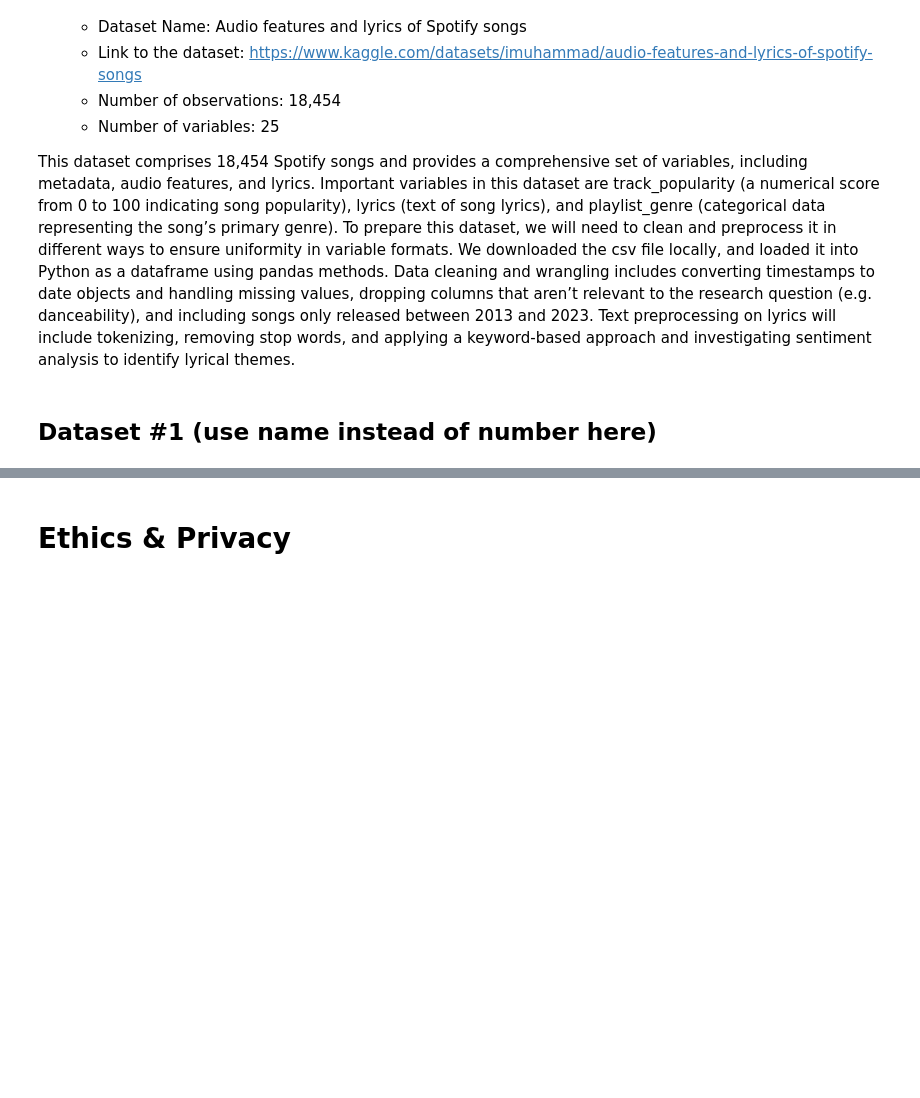
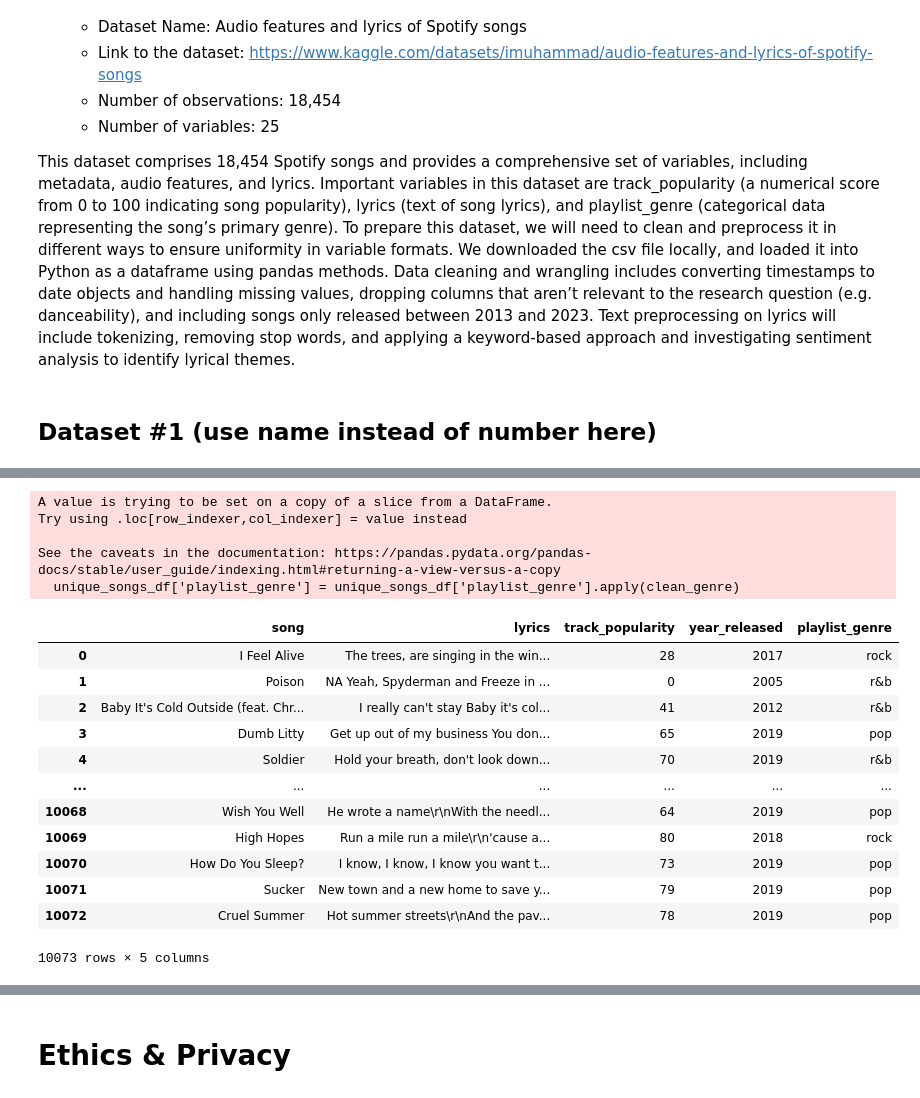
Before and after one commit to arushimunjal/Spotify-NLP, a Jupyter notebook: DataCheckpoint_Group145-FA24.ipynb, the cells around one changed output, grey strips where cells are left out. Saved outputs shown, nothing was run; the diff lists cells and outputs as text; code cells hidden in the pictures; blank space fills up the shorter version.

```diff
--- a/DataCheckpoint_Group145-FA24.ipynb
+++ b/DataCheckpoint_Group145-FA24.ipynb
@@ -61,14 +61,19 @@ import pandas as pd
 spotify_songs = pd.read_csv('/Users/shruti14/Downloads/spotify_songs.csv')
 spotify_songs.head()
 spotify_songs.shape
-#Going to only work with english songs
 spotify_songs = spotify_songs[spotify_songs['language'] == 'en']
 spotify_songs.head()
 spotify_songs = spotify_songs.drop(columns=['mode', 'key', 'speechiness', 'loudness',
                                             'acousticness', 'instrumentalness', 'liveness', 'valence', 'tempo',
-                                           'danceability', 'energy'])
+                                           'danceability', 'energy', 'track_id','track_artist', 'track_album_id', 'track_album_name', 'playlist_name', 'playlist_id', 'playlist_subgenre', 'duration_ms', 'language'])
 spotify_songs['track_album_release_date'] = pd.to_datetime(spotify_songs['track_album_release_date']).dt.year
-spotify_songs = spotify_songs[(spotify_songs['track_album_release_date'] >= 2013) & (spotify_songs['track_album_release_date'] <= 2023)]
+spotify_songs = spotify_songs.rename(columns={'track_album_release_date': 'year_released', 'track_name': 'song'})
+spotify_songs = spotify_songs[(spotify_songs['year_released'] >= 2000) & (spotify_songs['year_released'] <= 2023)]
 spotify_songs = spotify_songs.reset_index(drop=True)
 spotify_songs.head()
+spotify_songs = spotify_songs[(spotify_songs['playlist_genre'] == 'rock') | (spotify_songs['playlist_genre'] == 'pop') |
+                              (spotify_songs['playlist_genre'] == 'r&b') | (spotify_songs['playlist_genre'] == 'rap')]
+spotify_songs.head()
+spotify_songs['playlist_genre'].value_counts()
+spotify_songs.shape
 # %% [output]
@@ -80,0 +107,43 @@ spotify_songs.head()
+# %%
+cleaned_df = merged_df[['song', 'popularity', 'year', 'genre', 'seq']].rename(columns={'seq': 'lyrics', 'popularity': 'track_popularity', 'year': 'year_released', 'genre':'playlist_genre'})
+filtered_df = cleaned_df[(cleaned_df['year_released'] >= 2000) & (cleaned_df['year_released'] <= 2023)]
+unique_songs_df = filtered_df.drop_duplicates(subset='song', keep='first')
+#unique_songs_df['playlist_genre'].value_counts()
+unique_genres = ['pop', 'rap','rock', 'r&b']
+
+#Function to clean and simplify genre
+def clean_genre(genre):
+    #Take the first genre from the list (split by commas)
+    first_genre = genre.split(',')[0].strip().lower()
+    # Match it to the unique genres, if not found, return 'other'
+    return first_genre if first_genre in unique_genres else 'other'
+
+# Apply the function to the genre column
+unique_songs_df['playlist_genre'] = unique_songs_df['playlist_genre'].apply(clean_genre)
+unique_songs_df = unique_songs_df[(unique_songs_df['playlist_genre'] == 'rock') | (unique_songs_df['playlist_genre'] == 'pop') |
+                              (unique_songs_df['playlist_genre'] == 'r&b') | (spotify_songs['playlist_genre'] == 'rap')]
+unique_songs_df['playlist_genre'].value_counts()
+unique_songs_df = unique_songs_df[unique_songs_df['playlist_genre'] != 'other']
+# %% [output]
+A value is trying to be set on a copy of a slice from a DataFrame.
+Try using .loc[row_indexer,col_indexer] = value instead
+
+See the caveats in the documentation: https://pandas.pydata.org/pandas-docs/stable/user_guide/indexing.html#returning-a-view-versus-a-copy
+  unique_songs_df['playlist_genre'] = unique_songs_df['playlist_genre'].apply(clean_genre)
+# %%
+merged_df = pd.concat([spotify_songs, unique_songs_df], ignore_index=True)
+merged_df
+# %% [output]
+|  | song | lyrics | track_popularity | year_released | playlist_genre |
+| 0 | I Feel Alive | The trees, are singing in the win... | 28 | 2017 | rock |
+| 1 | Poison | NA Yeah, Spyderman and Freeze in ... | 0 | 2005 | r&b |
+| 2 | Baby It's Cold Outside (feat. Chr... | I really can't stay Baby it's col... | 41 | 2012 | r&b |
+| 3 | Dumb Litty | Get up out of my business You don... | 65 | 2019 | pop |
+| 4 | Soldier | Hold your breath, don't look down... | 70 | 2019 | r&b |
+| ... | ... | ... | ... | ... | ... |
+| 10068 | Wish You Well | He wrote a name\r\nWith the needl... | 64 | 2019 | pop |
+| 10069 | High Hopes | Run a mile run a mile\r\n'cause a... | 80 | 2018 | rock |
+| 10070 | How Do You Sleep? | I know, I know, I know you want t... | 73 | 2019 | pop |
+| 10071 | Sucker | New town and a new home to save y... | 79 | 2019 | pop |
+| 10072 | Cruel Summer | Hot summer streets\r\nAnd the pav... | 78 | 2019 | pop |
+10073 rows × 5 columns
```
Also changed, not shown: parts of 6 cells of this notebook.
